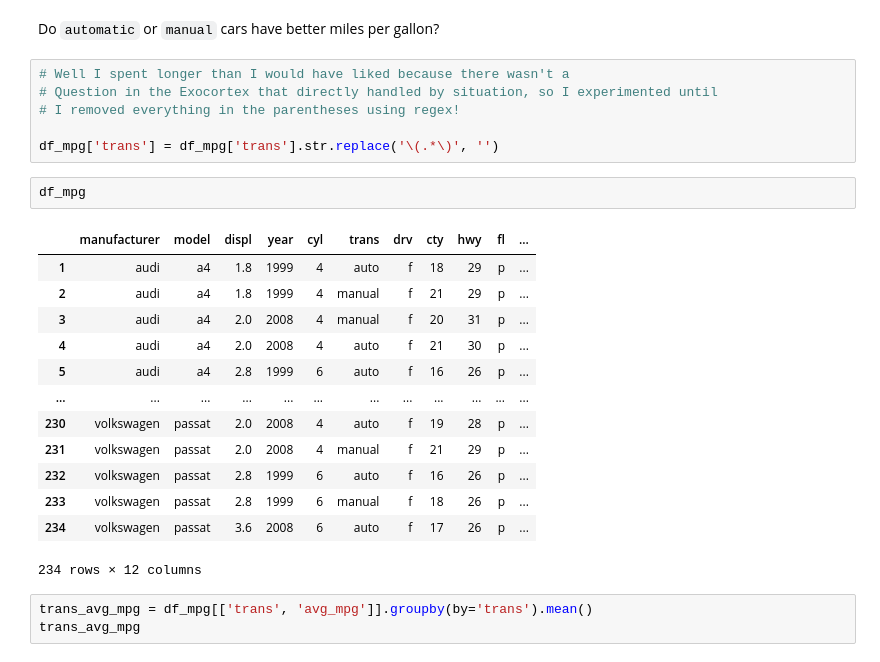
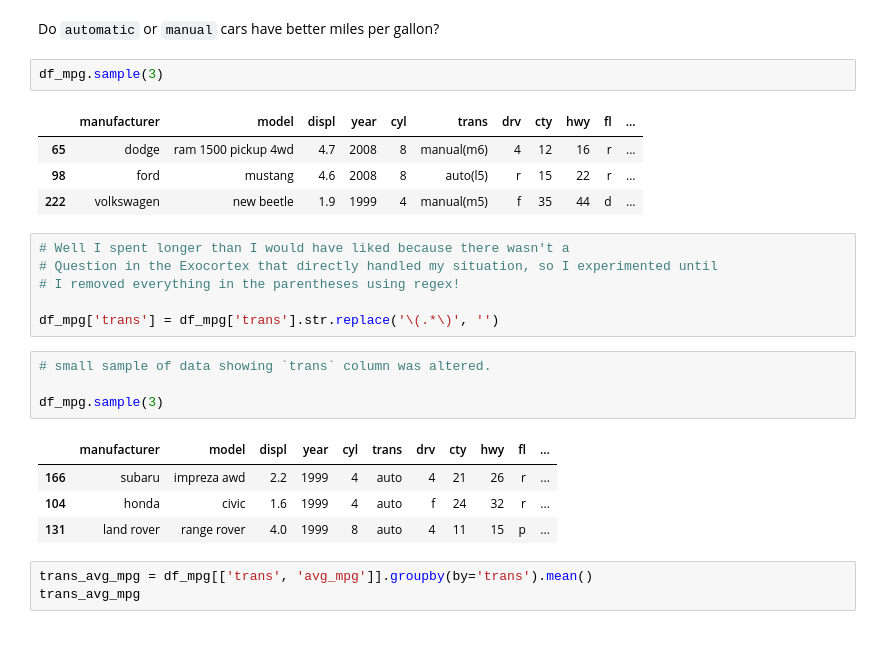
Before and after one commit to Promeos/numpy-pandas-visualization-exercises, a Jupyter notebook: advanced_dataframes.ipynb, the cells around one changed output. Drawn from its saved outputs; the diff is of its cells as text.

```diff
--- a/advanced_dataframes.ipynb
+++ b/advanced_dataframes.ipynb
@@ -204,28 +207,28 @@ print(f"There are {num_of_models} models.")
 There are 38 models.
 # %% [markdown]
 Do `automatic` or `manual` cars have better miles per gallon?
+# %%
+df_mpg.sample(3)
+# %% [output]
+|  | manufacturer | model | displ | year | cyl | trans | drv | cty | hwy | fl | ... |
+| 65 | dodge | ram 1500 pickup 4wd | 4.7 | 2008 | 8 | manual(m6) | 4 | 12 | 16 | r | ... |
+| 98 | ford | mustang | 4.6 | 2008 | 8 | auto(l5) | r | 15 | 22 | r | ... |
+| 222 | volkswagen | new beetle | 1.9 | 1999 | 4 | manual(m5) | f | 35 | 44 | d | ... |
 # %%
 # Well I spent longer than I would have liked because there wasn't a
-# Question in the Exocortex that directly handled by situation, so I experimented until
+# Question in the Exocortex that directly handled my situation, so I experimented until
 # I removed everything in the parentheses using regex!
 
 df_mpg['trans'] = df_mpg['trans'].str.replace('\(.*\)', '')
-# %%
-df_mpg
-# %% [output]
-|  | manufacturer | model | displ | year | cyl | trans | drv | cty | hwy | fl | ... |
-| 1 | audi | a4 | 1.8 | 1999 | 4 | auto | f | 18 | 29 | p | ... |
-| 2 | audi | a4 | 1.8 | 1999 | 4 | manual | f | 21 | 29 | p | ... |
-| 3 | audi | a4 | 2.0 | 2008 | 4 | manual | f | 20 | 31 | p | ... |
-| 4 | audi | a4 | 2.0 | 2008 | 4 | auto | f | 21 | 30 | p | ... |
-| 5 | audi | a4 | 2.8 | 1999 | 6 | auto | f | 16 | 26 | p | ... |
-| ... | ... | ... | ... | ... | ... | ... | ... | ... | ... | ... | ... |
-| 230 | volkswagen | passat | 2.0 | 2008 | 4 | auto | f | 19 | 28 | p | ... |
-| 231 | volkswagen | passat | 2.0 | 2008 | 4 | manual | f | 21 | 29 | p | ... |
-| 232 | volkswagen | passat | 2.8 | 1999 | 6 | auto | f | 16 | 26 | p | ... |
-| 233 | volkswagen | passat | 2.8 | 1999 | 6 | manual | f | 18 | 26 | p | ... |
-| 234 | volkswagen | passat | 3.6 | 2008 | 6 | auto | f | 17 | 26 | p | ... |
-234 rows × 12 columns
+# %%
+# small sample of data showing `trans` column was altered.
+
+df_mpg.sample(3)
+# %% [output]
+|  | manufacturer | model | displ | year | cyl | trans | drv | cty | hwy | fl | ... |
+| 166 | subaru | impreza awd | 2.2 | 1999 | 4 | auto | 4 | 21 | 26 | r | ... |
+| 104 | honda | civic | 1.6 | 1999 | 4 | auto | f | 24 | 32 | r | ... |
+| 131 | land rover | range rover | 4.0 | 1999 | 8 | auto | 4 | 11 | 15 | p | ... |
 # %%
 trans_avg_mpg = df_mpg[['trans', 'avg_mpg']].groupby(by='trans').mean()
 trans_avg_mpg
```
Also changed, not shown: parts of 45 cells of this notebook.
